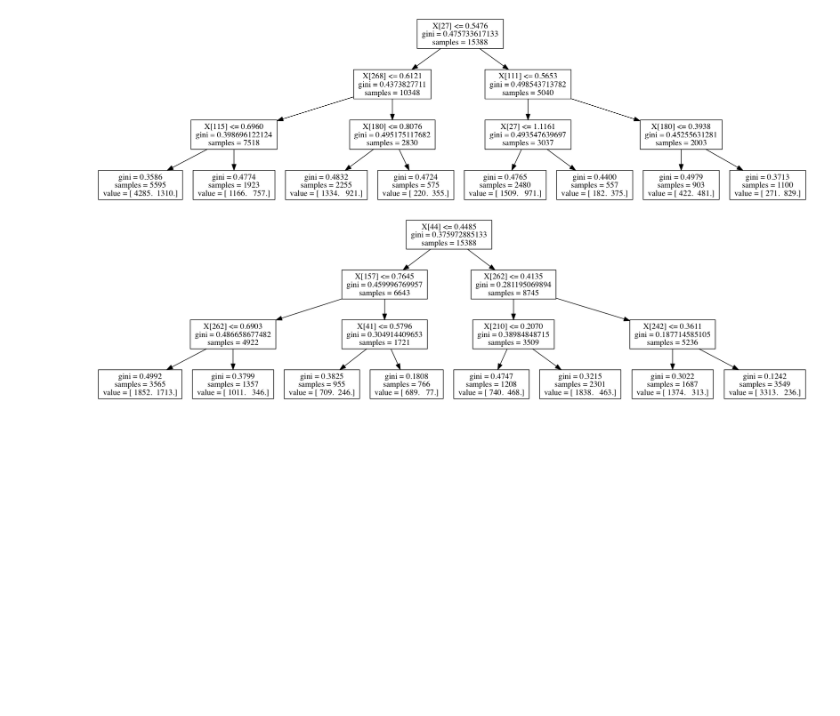
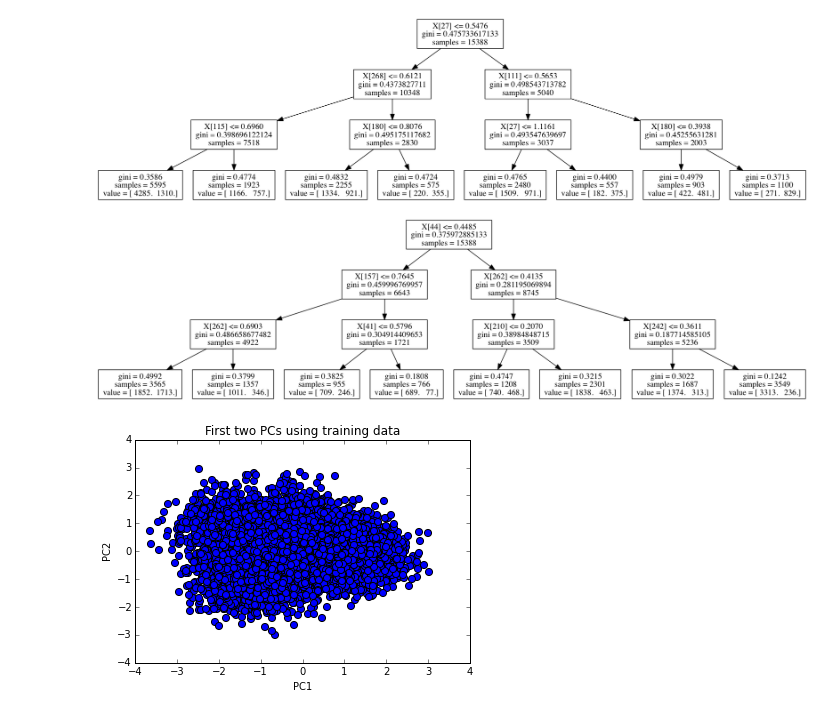
Before and after one commit to bin09122015/HW5, a Jupyter notebook: Visualization-v2.ipynb, the cells around one changed output. Cells and saved outputs as stored; diff of their text form; code cells hidden in the pictures; blank space fills up the shorter version.

```diff
--- a/Visualization-v2.ipynb
+++ b/Visualization-v2.ipynb
@@ -218,3 +222,17 @@ clf = RandomForestClassifier(n_estimators=20)
 cross_val_score(clf, X, Y3, cv=10)
 # %% [output]
 [figure]
+# %%
+trainX = pd.read_csv('testData.txt','\t', header = None)
+trainX.drop(trainX.columns[len(trainX.columns)-1], axis = 1, inplace = True)
+df = trainX
+X = df.iloc[:,0:-1].values
+X_2d = svd.fit_transform(X)
+
+plt.scatter(X_2d[:,0], X_2d[:,1], s = 50, cmap=plt.cm.prism)
+plt.xlabel('PC1')
+plt.ylabel('PC2')
+plt.title('First two PCs using training data')
+plt.show()
+# %% [output]
+[figure, added]
```
Also changed, not shown: parts of 3 cells of this notebook, 2 other files.
